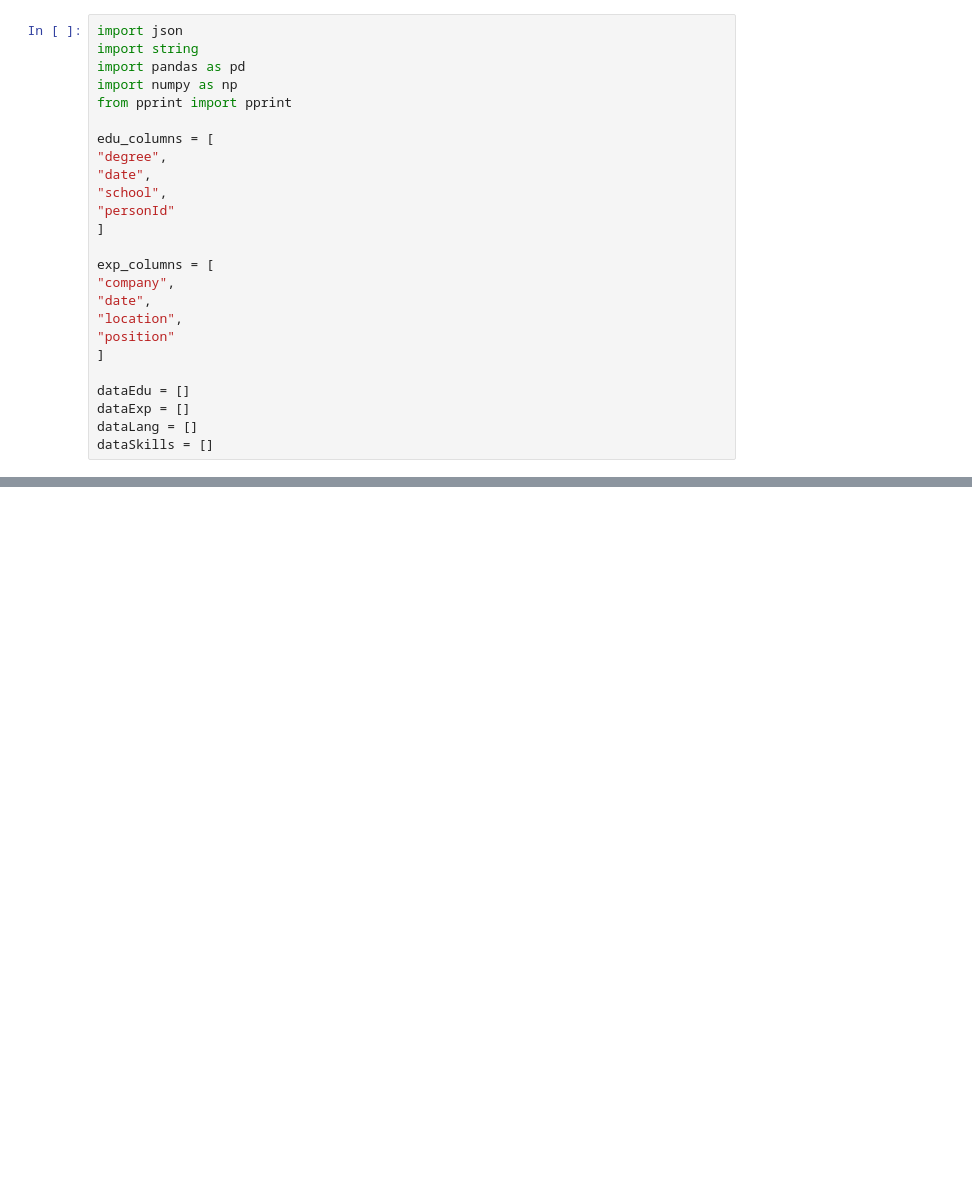
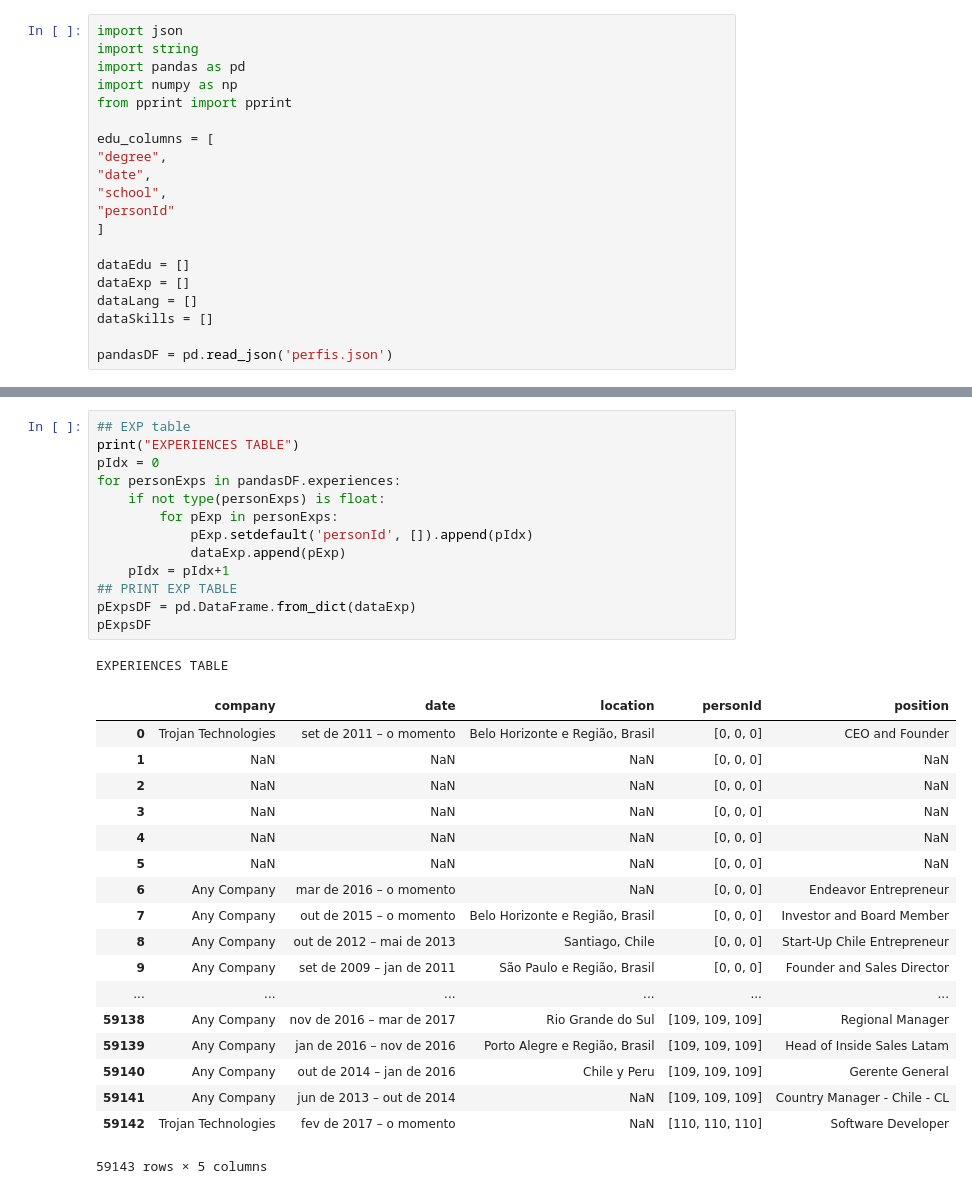
Before and after one commit to ACALBUQUERQUE/introducao-linguagens-estatisticas, a Jupyter notebook: trab/TrabalhoILE.ipynb, the cells around one changed output, grey strips where cells are left out. Drawn from its saved outputs; the diff is of its cells as text; blank space fills up the shorter version.

Commit message:
finish all  4 persons tables

```diff
--- a/trab/TrabalhoILE.ipynb
+++ b/trab/TrabalhoILE.ipynb
@@ -24,15 +24,10 @@ edu_columns = [
 "personId"
 ]
 
-exp_columns = [
-"company",
-"date",
-"location",
-"position"
-]
-
 dataEdu = []
 dataExp = []
 dataLang = []
 dataSkills = []
+
+pandasDF = pd.read_json('perfis.json')
 # %%
@@ -127,0 +120,33 @@ EDUCATION
+# %%
+## EXP table
+print("EXPERIENCES TABLE")
+pIdx = 0
+for personExps in pandasDF.experiences:
+    if not type(personExps) is float:
+        for pExp in personExps:
+            pExp.setdefault('personId', []).append(pIdx)
+            dataExp.append(pExp)
+    pIdx = pIdx+1
+## PRINT EXP TABLE
+pExpsDF = pd.DataFrame.from_dict(dataExp)
+pExpsDF
+# %% [output]
+EXPERIENCES TABLE
+|  | company | date | location | personId | position |
+| 0 | Trojan Technologies | set de 2011 – o momento | Belo Horizonte e Região, Brasil | [0, 0, 0] | CEO and Founder |
+| 1 | NaN | NaN | NaN | [0, 0, 0] | NaN |
+| 2 | NaN | NaN | NaN | [0, 0, 0] | NaN |
+| 3 | NaN | NaN | NaN | [0, 0, 0] | NaN |
+| 4 | NaN | NaN | NaN | [0, 0, 0] | NaN |
+| 5 | NaN | NaN | NaN | [0, 0, 0] | NaN |
+| 6 | Any Company | mar de 2016 – o momento | NaN | [0, 0, 0] | Endeavor Entrepreneur |
+| 7 | Any Company | out de 2015 – o momento | Belo Horizonte e Região, Brasil | [0, 0, 0] | Investor and Board Member |
+| 8 | Any Company | out de 2012 – mai de 2013 | Santiago, Chile | [0, 0, 0] | Start-Up Chile Entrepreneur |
+| 9 | Any Company | set de 2009 – jan de 2011 | São Paulo e Região, Brasil | [0, 0, 0] | Founder and Sales Director |
+| ... | ... | ... | ... | ... | ... |
+| 59138 | Any Company | nov de 2016 – mar de 2017 | Rio Grande do Sul | [109, 109, 109] | Regional Manager |
+| 59139 | Any Company | jan de 2016 – nov de 2016 | Porto Alegre e Região, Brasil | [109, 109, 109] | Head of Inside Sales Latam |
+| 59140 | Any Company | out de 2014 – jan de 2016 | Chile y Peru | [109, 109, 109] | Gerente General |
+| 59141 | Any Company | jun de 2013 – out de 2014 | NaN | [109, 109, 109] | Country Manager - Chile - CL |
+| 59142 | Trojan Technologies | fev de 2017 – o momento | NaN | [110, 110, 110] | Software Developer |
+59143 rows × 5 columns
```
Also changed, not shown: parts of 5 cells of this notebook.
